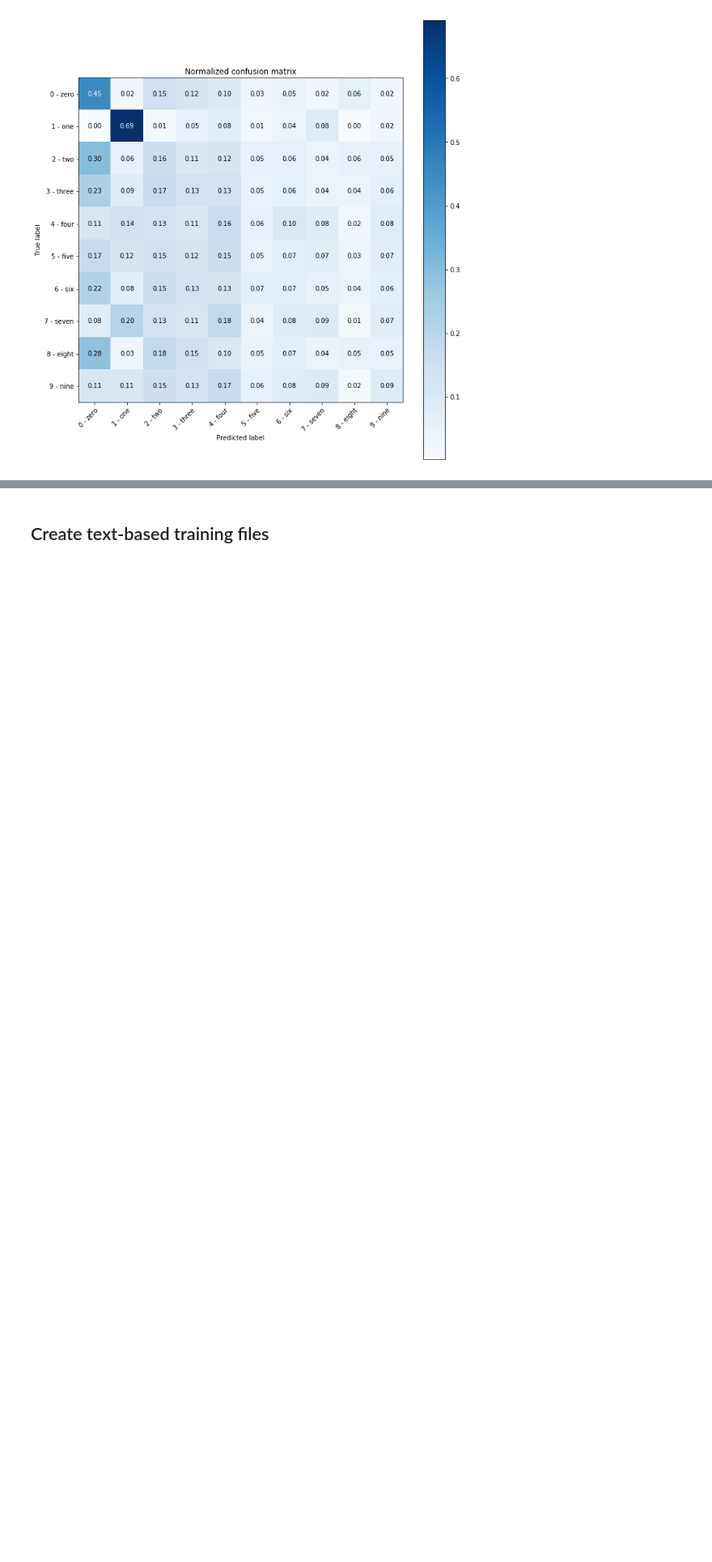
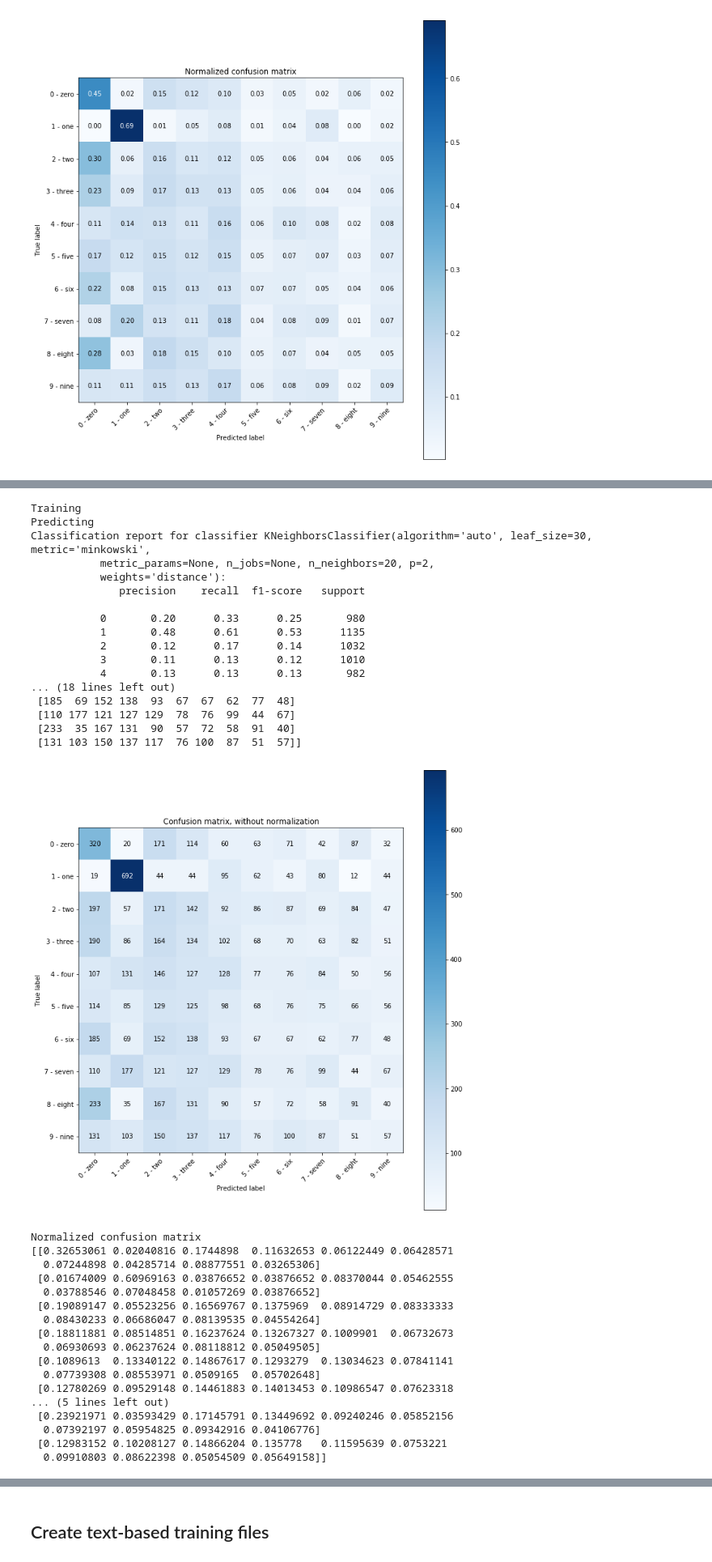
Before and after one commit to BlackHC/mnist_by_zip, a Jupyter notebook: MNIST_by_zip.ipynb, the cells around one changed output, grey strips where cells are left out. Shown at 81% size. Saved outputs shown, nothing was run; the diff lists cells and outputs as text; code cells hidden in the pictures; blank space fills up the shorter version.

Commit message:
Also add a baseline for just summing the pixels and using nearest neighbors.

```diff
--- a/MNIST_by_zip.ipynb
+++ b/MNIST_by_zip.ipynb
@@ -402,0 +405,38 @@ Normalized confusion matrix
+# %%
+train_and_evaluate_MNSIT(KNeighborsClassifier(20, weights='distance'), train_data.sum(1).reshape(-1, 1), train_targets, test_data.sum(1).reshape(-1, 1), test_targets, train_dataset.classes)
+# %% [output]
+Training
+Predicting
+Classification report for classifier KNeighborsClassifier(algorithm='auto', leaf_size=30, metric='minkowski',
+           metric_params=None, n_jobs=None, n_neighbors=20, p=2,
+           weights='distance'):
+              precision    recall  f1-score   support
+
+           0       0.20      0.33      0.25       980
+           1       0.48      0.61      0.53      1135
+           2       0.12      0.17      0.14      1032
+           3       0.11      0.13      0.12      1010
+           4       0.13      0.13      0.13       982
+... (18 lines left out)
+ [185  69 152 138  93  67  67  62  77  48]
+ [110 177 121 127 129  78  76  99  44  67]
+ [233  35 167 131  90  57  72  58  91  40]
+ [131 103 150 137 117  76 100  87  51  57]]
+[figure, added]
+Normalized confusion matrix
+[[0.32653061 0.02040816 0.1744898  0.11632653 0.06122449 0.06428571
+  0.07244898 0.04285714 0.08877551 0.03265306]
+ [0.01674009 0.60969163 0.03876652 0.03876652 0.08370044 0.05462555
+  0.03788546 0.07048458 0.01057269 0.03876652]
+ [0.19089147 0.05523256 0.16569767 0.1375969  0.08914729 0.08333333
+  0.08430233 0.06686047 0.08139535 0.04554264]
+ [0.18811881 0.08514851 0.16237624 0.13267327 0.1009901  0.06732673
+  0.06930693 0.06237624 0.08118812 0.05049505]
+ [0.1089613  0.13340122 0.14867617 0.1293279  0.13034623 0.07841141
+  0.07739308 0.08553971 0.0509165  0.05702648]
+ [0.12780269 0.09529148 0.14461883 0.14013453 0.10986547 0.07623318
+... (5 lines left out)
+ [0.23921971 0.03593429 0.17145791 0.13449692 0.09240246 0.05852156
+  0.07392197 0.05954825 0.09342916 0.04106776]
+ [0.12983152 0.10208127 0.14866204 0.135778   0.11595639 0.0753221
+  0.09910803 0.08622398 0.05054509 0.05649158]]
```
Also changed, not shown: parts of 2 cells of this notebook, 1 other file.
